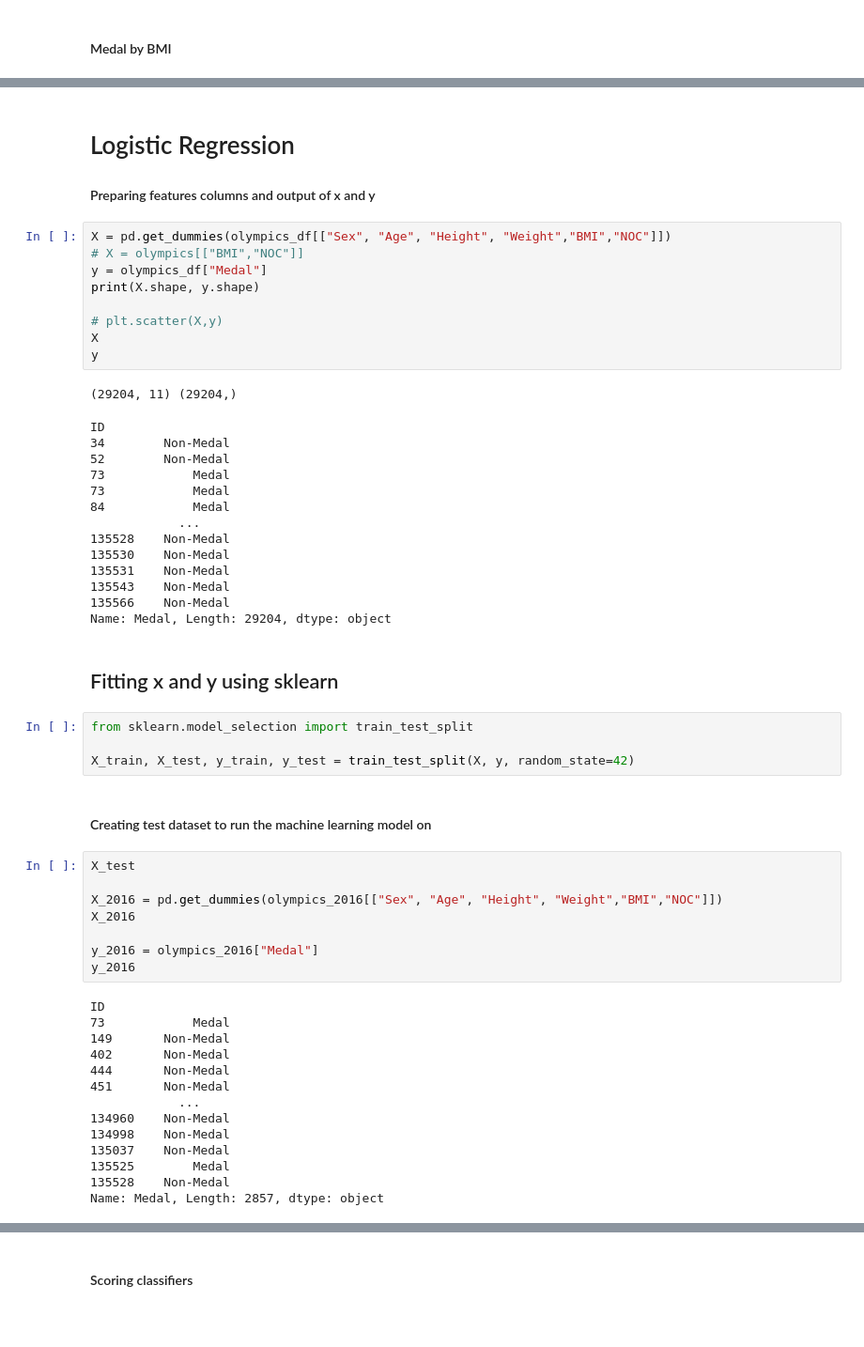
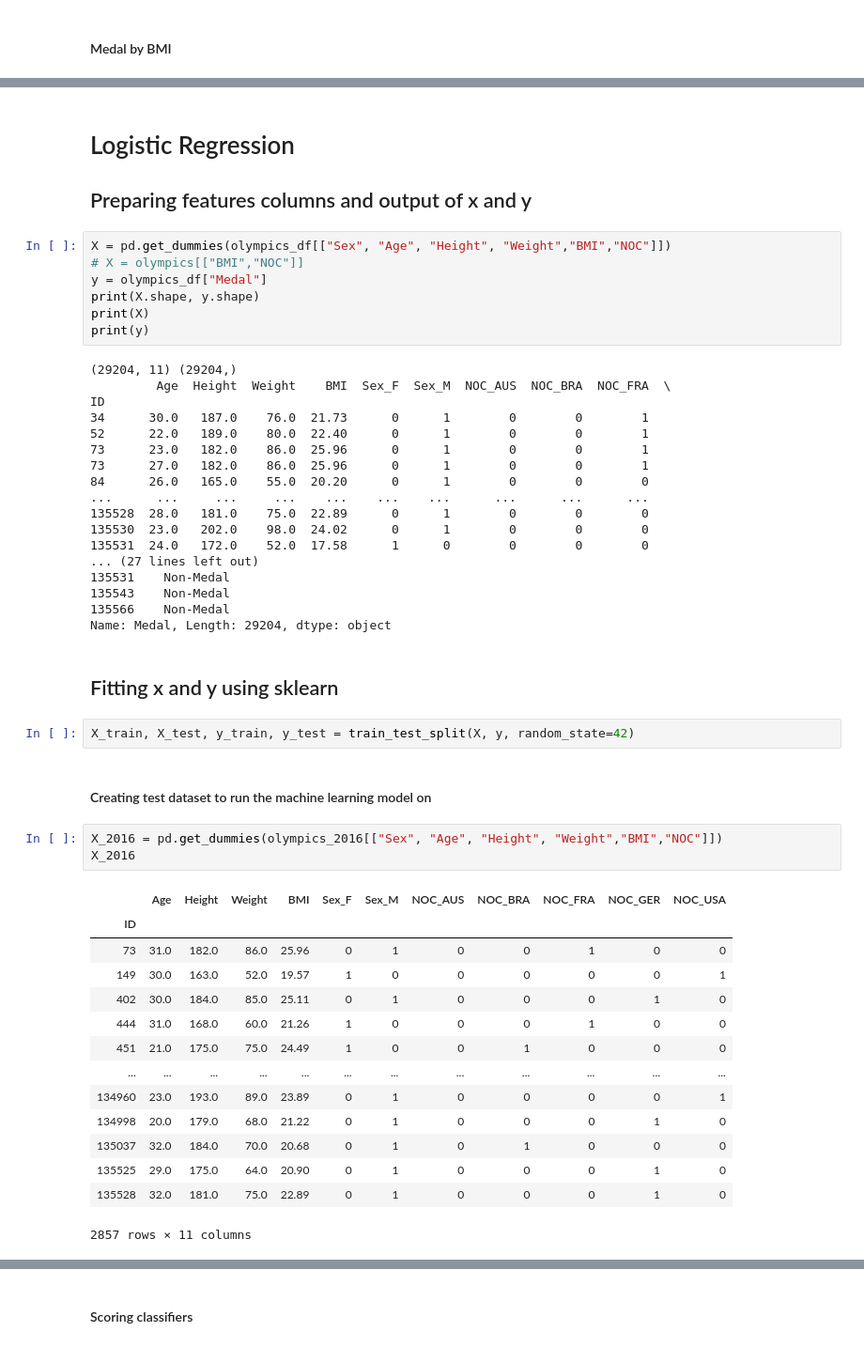
Before and after one commit to abejones26/2016_Olympic_Predictions, a Jupyter notebook: Olympic.ipynb, the cells around one changed output, grey strips where cells are left out. Shown at 94% size. Cells and saved outputs as stored; diff of their text form; blank space fills up the shorter version.

```diff
--- a/Olympic.ipynb
+++ b/Olympic.ipynb
@@ -178,57 +171,52 @@ array(['Non-Medal', 'Medal'], dtype=object)
 # %% [markdown]
 # Logistic Regression
-#### Preparing features columns and output of x and y
+## Preparing features columns and output of x and y
 # %%
 X = pd.get_dummies(olympics_df[["Sex", "Age", "Height", "Weight","BMI","NOC"]])
 # X = olympics[["BMI","NOC"]]
 y = olympics_df["Medal"]
 print(X.shape, y.shape)
-
-# plt.scatter(X,y)
-X
-y
+print(X)
+print(y)
 # %% [output]
 (29204, 11) (29204,)
+         Age  Height  Weight    BMI  Sex_F  Sex_M  NOC_AUS  NOC_BRA  NOC_FRA  \
+ID
+34      30.0   187.0    76.0  21.73      0      1        0        0        1
+52      22.0   189.0    80.0  22.40      0      1        0        0        1
+73      23.0   182.0    86.0  25.96      0      1        0        0        1
+73      27.0   182.0    86.0  25.96      0      1        0        0        1
+84      26.0   165.0    55.0  20.20      0      1        0        0        0
+...      ...     ...     ...    ...    ...    ...      ...      ...      ...
+135528  28.0   181.0    75.0  22.89      0      1        0        0        0
+135530  23.0   202.0    98.0  24.02      0      1        0        0        0
+135531  24.0   172.0    52.0  17.58      1      0        0        0        0
+... (27 lines left out)
+135531    Non-Medal
+135543    Non-Medal
+135566    Non-Medal
+Name: Medal, Length: 29204, dtype: object
-ID
-34        Non-Medal
-52        Non-Medal
-73            Medal
-73            Medal
-84            Medal
-            ...
-135528    Non-Medal
-135530    Non-Medal
-135531    Non-Medal
-135543    Non-Medal
-135566    Non-Medal
-Name: Medal, Length: 29204, dtype: object
 # %% [markdown]
 ## Fitting x and y using sklearn
 # %%
-from sklearn.model_selection import train_test_split
-
 X_train, X_test, y_train, y_test = train_test_split(X, y, random_state=42)
 # %% [markdown]
 #### Creating test dataset to run the machine learning model on
 # %%
-X_test
-
 X_2016 = pd.get_dummies(olympics_2016[["Sex", "Age", "Height", "Weight","BMI","NOC"]])
 X_2016
-
-y_2016 = olympics_2016["Medal"]
-y_2016
 # %% [output]
+|  | Age | Height | Weight | BMI | Sex_F | Sex_M | NOC_AUS | NOC_BRA | NOC_FRA | NOC_GER | NOC_USA |
+| ID |  |  |  |  |  |  |  |  |  |  |  |
+| 73 | 31.0 | 182.0 | 86.0 | 25.96 | 0 | 1 | 0 | 0 | 1 | 0 | 0 |
+| 149 | 30.0 | 163.0 | 52.0 | 19.57 | 1 | 0 | 0 | 0 | 0 | 0 | 1 |
+| 402 | 30.0 | 184.0 | 85.0 | 25.11 | 0 | 1 | 0 | 0 | 0 | 1 | 0 |
+| 444 | 31.0 | 168.0 | 60.0 | 21.26 | 1 | 0 | 0 | 0 | 1 | 0 | 0 |
+| 451 | 21.0 | 175.0 | 75.0 | 24.49 | 1 | 0 | 0 | 1 | 0 | 0 | 0 |
+| ... | ... | ... | ... | ... | ... | ... | ... | ... | ... | ... | ... |
+| 134960 | 23.0 | 193.0 | 89.0 | 23.89 | 0 | 1 | 0 | 0 | 0 | 0 | 1 |
+| 134998 | 20.0 | 179.0 | 68.0 | 21.22 | 0 | 1 | 0 | 0 | 0 | 1 | 0 |
+| 135037 | 32.0 | 184.0 | 70.0 | 20.68 | 0 | 1 | 0 | 1 | 0 | 0 | 0 |
+| 135525 | 29.0 | 175.0 | 64.0 | 20.90 | 0 | 1 | 0 | 0 | 0 | 1 | 0 |
+| 135528 | 32.0 | 181.0 | 75.0 | 22.89 | 0 | 1 | 0 | 0 | 0 | 1 | 0 |
-ID
-73            Medal
-149       Non-Medal
-402       Non-Medal
-444       Non-Medal
-451       Non-Medal
-            ...
-134960    Non-Medal
-134998    Non-Medal
-135037    Non-Medal
-135525        Medal
-135528    Non-Medal
-Name: Medal, Length: 2857, dtype: object
+2857 rows × 11 columns
```
Also changed, not shown: parts of 23 cells of this notebook, 5 other files.
